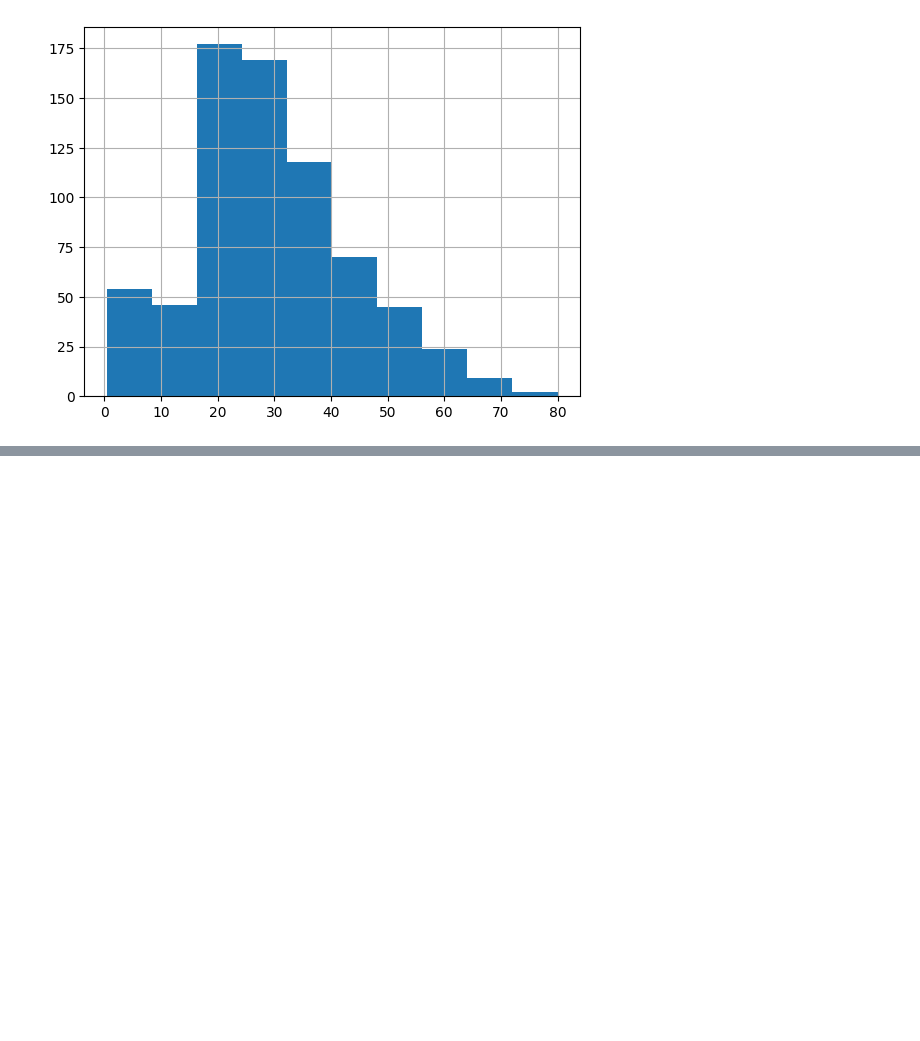
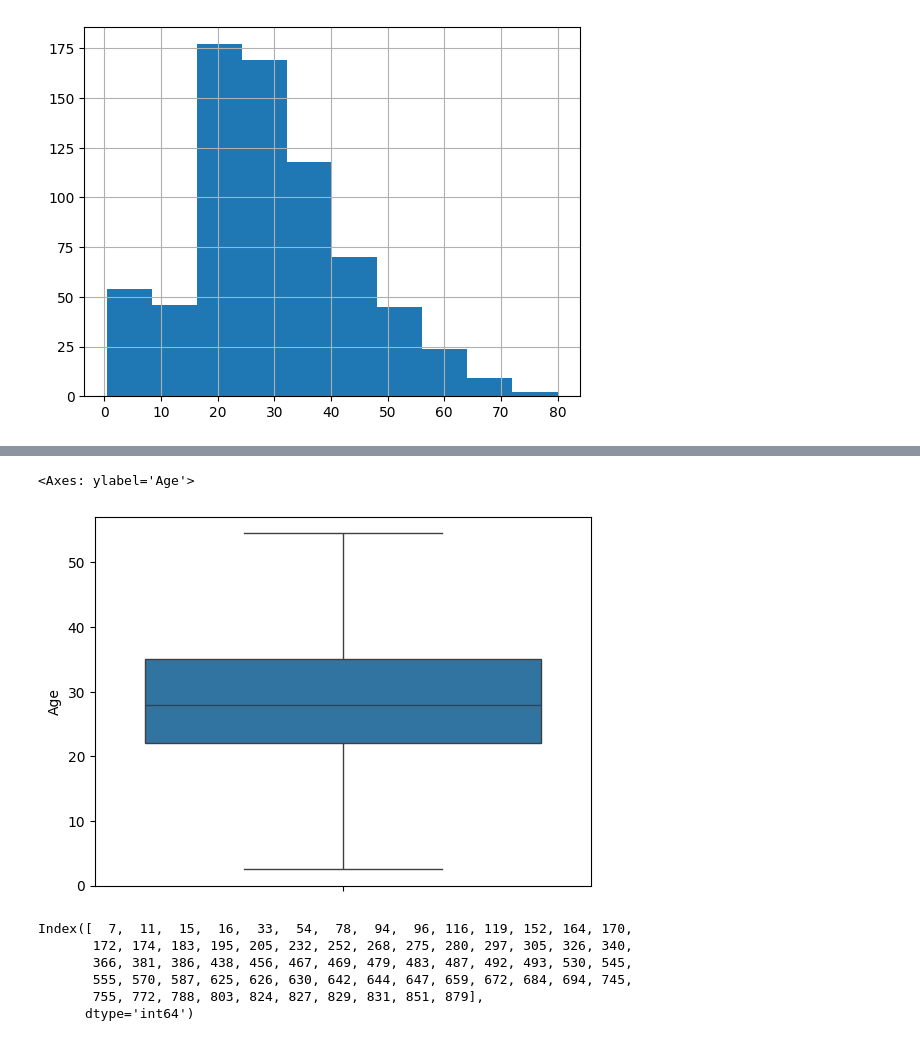
Before and after one commit to kushal731/AIML, a Jupyter notebook: class17.ipynb, the cells around one changed output, grey strips where cells are left out. Saved outputs shown, nothing was run; the diff lists cells and outputs as text; code cells hidden in the pictures; blank space fills up the shorter version.

```diff
--- a/class17.ipynb
+++ b/class17.ipynb
@@ -29,0 +68,4 @@ df['Age'].hist()
+# %%
+q3=df['Age'].quantile(0.75)
+q1=df['Age'].quantile(0.25)
+IQR=q3-q1
@@ -29,0 +76,4 @@ df['Age'].hist()
+# %%
+lw=q1-(1.5*IQR)
+# %%
+uw=q3+(1.5*IQR)
@@ -29,0 +89,17 @@ df['Age'].hist()
+# %%
+df['Age']=np.where(df['Age']<lw,lw,np.where(df['Age']>uw,uw,df['Age']))
+# %%
+s.boxplot(df['Age'])
+# %% [output]
+<Axes: ylabel='Age'>
+[figure, added]
+# %%
+i=df['Age'][(df['Age']<lw) | (df['Age']>uw)].index
+i
+# %% [output]
+Index([  7,  11,  15,  16,  33,  54,  78,  94,  96, 116, 119, 152, 164, 170,
+       172, 174, 183, 195, 205, 232, 252, 268, 275, 280, 297, 305, 326, 340,
+       366, 381, 386, 438, 456, 467, 469, 479, 483, 487, 492, 493, 530, 545,
+       555, 570, 587, 625, 626, 630, 642, 644, 647, 659, 672, 684, 694, 745,
+       755, 772, 788, 803, 824, 827, 829, 831, 851, 879],
+      dtype='int64')
```
Also changed, not shown: parts of 11 cells of this notebook.
